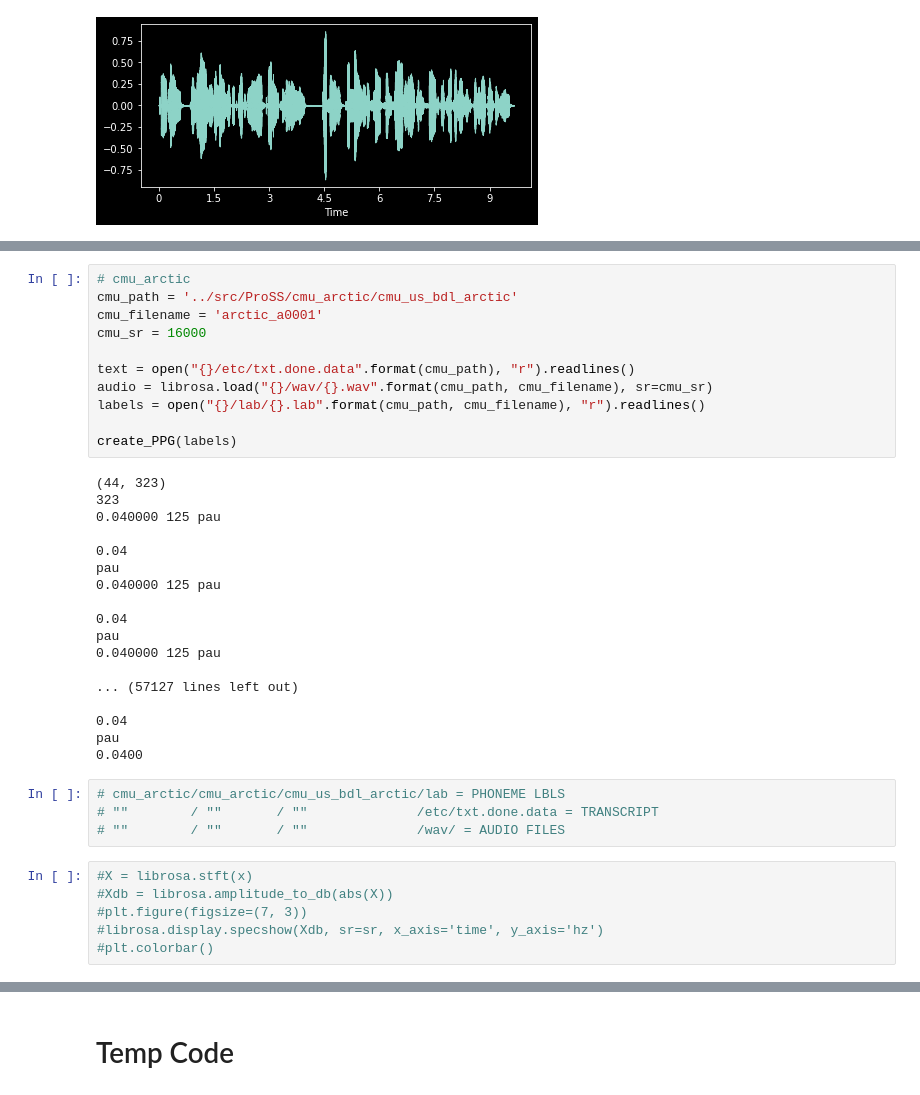
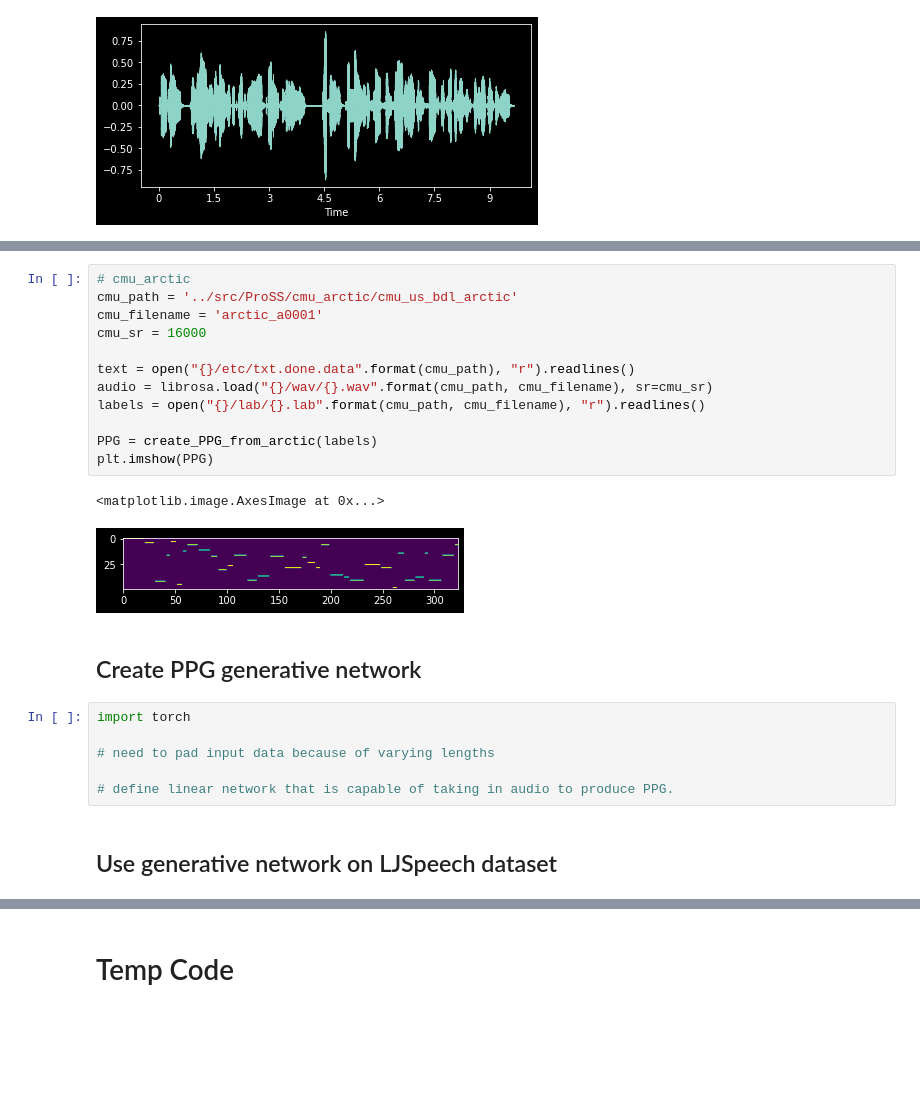
Before and after one commit to TrevorAshby/ProSS, a Jupyter notebook: testing/auto_annotator.ipynb, the cells around one changed output, grey strips where cells are left out. Saved outputs shown, nothing was run; the diff lists cells and outputs as text; blank space fills up the shorter version.

Commit message:
finished working on PPG creation from cmu arctic. Started PPG generative network

```diff
--- a/testing/auto_annotator.ipynb
+++ b/testing/auto_annotator.ipynb
@@ -120,39 +168,25 @@ def create_PPG(labels):
 # %%
 # cmu_arctic
 cmu_path = '../src/ProSS/cmu_arctic/cmu_us_bdl_arctic'
 cmu_filename = 'arctic_a0001'
 cmu_sr = 16000
 
 text = open("{}/etc/txt.done.data".format(cmu_path), "r").readlines()
 audio = librosa.load("{}/wav/{}.wav".format(cmu_path, cmu_filename), sr=cmu_sr)
 labels = open("{}/lab/{}.lab".format(cmu_path, cmu_filename), "r").readlines()
 
-create_PPG(labels)
+PPG = create_PPG_from_arctic(labels)
+plt.imshow(PPG)
 # %% [output]
-(44, 323)
-323
-0.040000 125 pau
-
-0.04
-pau
-0.040000 125 pau
-
-0.04
-pau
-0.040000 125 pau
-
-... (57127 lines left out)
-
-0.04
-pau
-0.0400
+<matplotlib.image.AxesImage at 0x...>
+[figure, added]
-# %%
-# cmu_arctic/cmu_arctic/cmu_us_bdl_arctic/lab = PHONEME LBLS
-# ""        / ""       / ""              /etc/txt.done.data = TRANSCRIPT
-# ""        / ""       / ""              /wav/ = AUDIO FILES
-# %%
-#X = librosa.stft(x)
-#Xdb = librosa.amplitude_to_db(abs(X))
-#plt.figure(figsize=(7, 3))
-#librosa.display.specshow(Xdb, sr=sr, x_axis='time', y_axis='hz')
-#plt.colorbar()
+# %% [markdown]
+## Create PPG generative network
+# %%
+import torch
+
+# need to pad input data because of varying lengths
+
+# define linear network that is capable of taking in audio to produce PPG.
+# %% [markdown]
+## Use generative network on LJSpeech dataset
```
Also changed, not shown: parts of 7 cells of this notebook.
